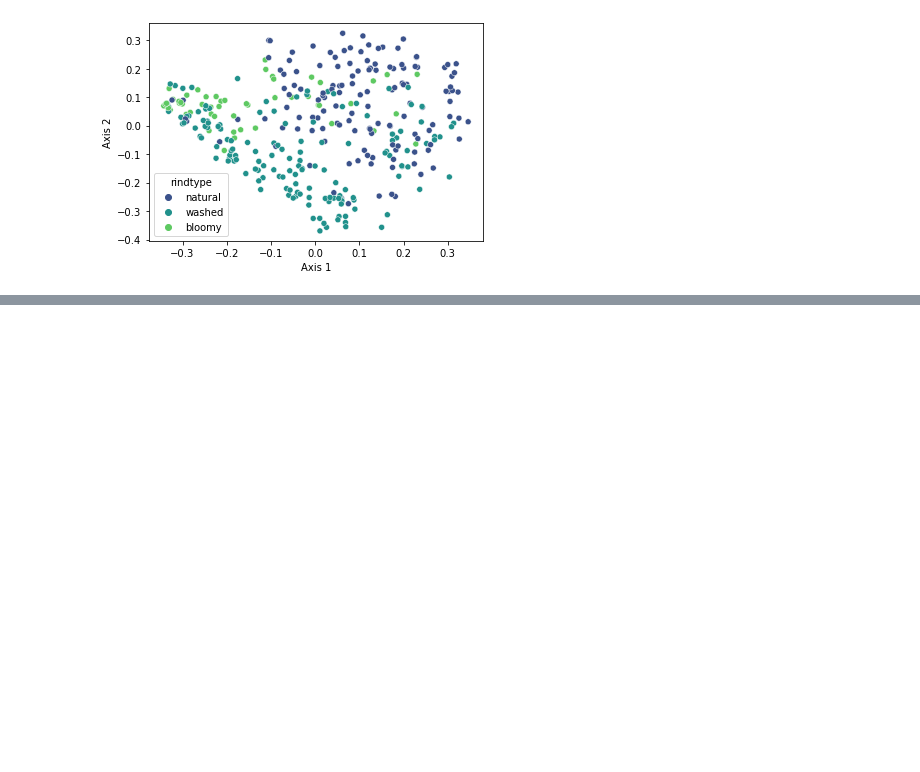
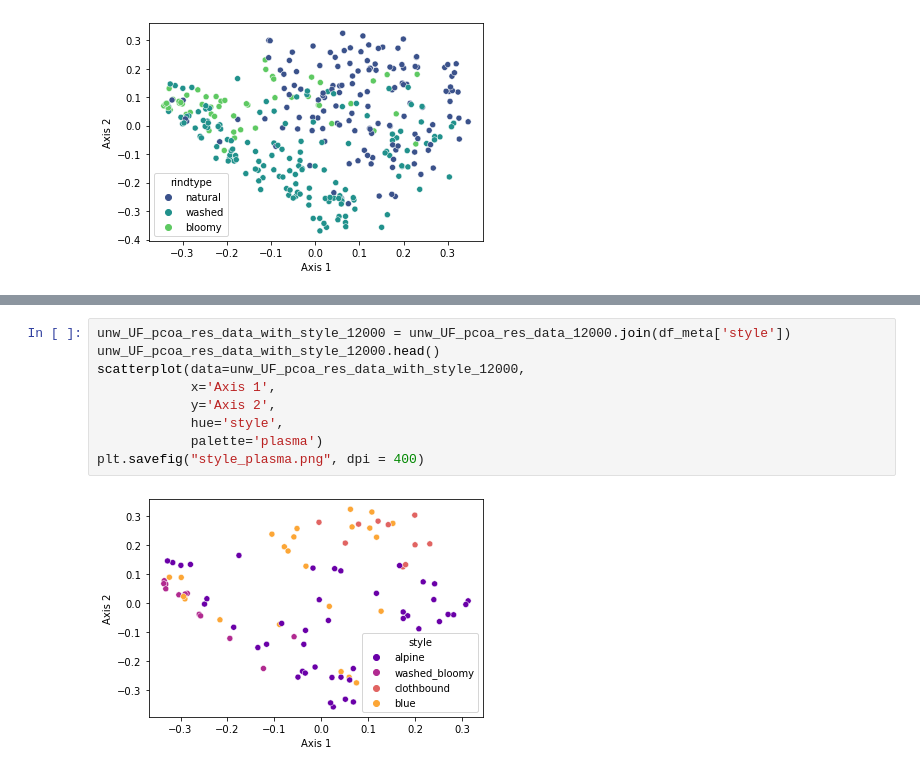
Before and after one commit to besutter1/Cheez-Eyez, a Jupyter notebook: diversity.ipynb, the cells around one changed output, grey strips where cells are left out. Cells and saved outputs as stored; diff of their text form; blank space fills up the shorter version.

```diff
--- a/diversity.ipynb
+++ b/diversity.ipynb
@@ -401,0 +411,11 @@ scatterplot(data=unw_UF_pcoa_res_data_with_rindtype_12000,
+# %%
+unw_UF_pcoa_res_data_with_style_12000 = unw_UF_pcoa_res_data_12000.join(df_meta['style'])
+unw_UF_pcoa_res_data_with_style_12000.head()
+scatterplot(data=unw_UF_pcoa_res_data_with_style_12000,
+            x='Axis 1',
+            y='Axis 2',
+            hue='style',
+            palette='plasma')
+plt.savefig("style_plasma.png", dpi = 400)
+# %% [output]
+[figure, added]
```
Also changed, not shown: parts of 4 cells of this notebook.
